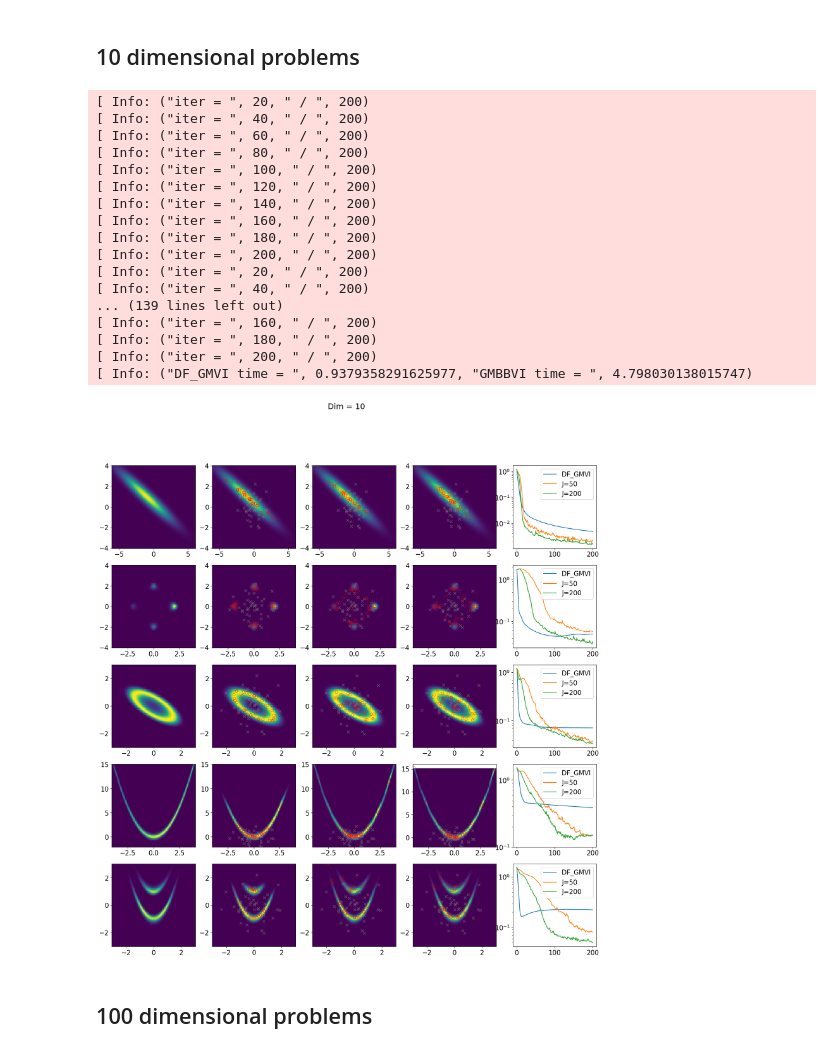
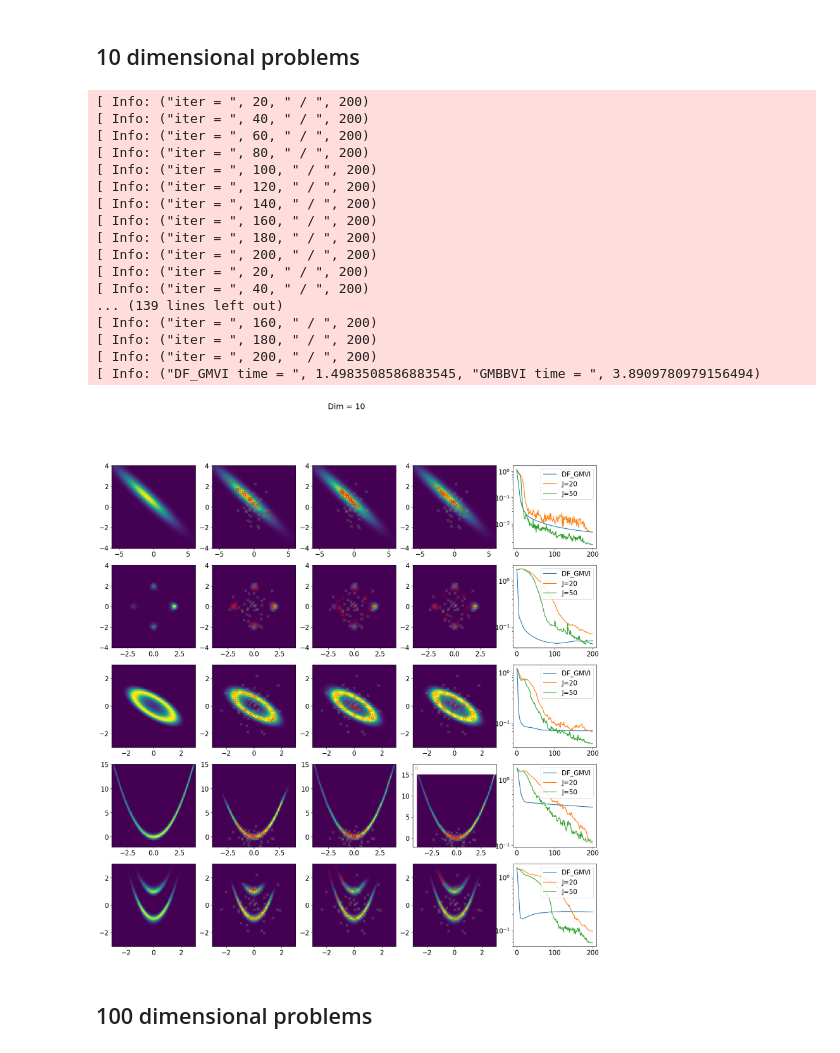
Before and after one commit to PKU-CMEGroup/InverseProblems.jl, a Jupyter notebook: Derivative-Free-Variational-Inference/MultiModal-GMBBVI-nD.ipynb, the cells around one changed output. Saved outputs shown, nothing was run; the diff lists cells and outputs as text; code cells hidden in the pictures.

```diff
--- a/Derivative-Free-Variational-Inference/MultiModal-GMBBVI-nD.ipynb
+++ b/Derivative-Free-Variational-Inference/MultiModal-GMBBVI-nD.ipynb
@@ -226,7 +226,7 @@ function MultiModel_GMBBVI_Test(N_x, N_iter, N_modes)
     Nx, Ny = 100, 100
     fig.suptitle("Dim = "*string(N_x))
     x0_w  = ones(N_modes)/N_modes
-    N_ens_array = [5*N_x, 20*N_x]
+    N_ens_array = [2*N_x, 5*N_x]
     N_ens_max = N_ens_array[end]
     x0_mean, xx0_cov = zeros(N_modes, N_x), zeros(N_modes, N_x, N_x)
     μ0, Σ0 = zeros(N_x), Diagonal(ones(N_x))
@@ -234,8 +234,8 @@ function MultiModel_GMBBVI_Test(N_x, N_iter, N_modes)
         x0_mean[im, :]    .= rand(MvNormal(zeros(N_x), Σ0)) + μ0
         xx0_cov[im, :, :] .= Σ0
     end
-    dt = 0.5
-
+    dt_BBVI = 1.0
+    dt_DF_GMVI = 0.5
 
     Gtype = "Gaussian"
     ση = 1.0
@@ -249,9 +249,9 @@ function MultiModel_GMBBVI_Test(N_x, N_iter, N_modes)
     func_Phi(x) = Phi(x, func_args)
 
     t0 = time()
-    obj_DF_GMVI = Gaussian_mixture_VI(nothing, func_F, x0_w, x0_mean, xx0_cov; N_iter = N_iter, dt = dt)[1]
+    obj_DF_GMVI = Gaussian_mixture_VI(nothing, func_F, x0_w, x0_mean, xx0_cov; N_iter = N_iter, dt = dt_DF_GMVI)[1]
     t1  = time()
-    GMBBVI = [Gaussian_mixture_GMBBVI(func_Phi, x0_w, x0_mean, xx0_cov; N_iter = N_iter, dt = dt, N_ens=N_ens)
+    GMBBVI = [Gaussian_mixture_GMBBVI(func_Phi, x0_w, x0_mean, xx0_cov; N_iter = N_iter, dt = dt_BBVI, N_ens=N_ens)
             for N_ens in N_ens_array]
     t2  = time()
     @info "DF_GMVI time = ", t1 - t0, "GMBBVI time = ", t2 - t1
@@ -270,9 +270,9 @@ function MultiModel_GMBBVI_Test(N_x, N_iter, N_modes)
     func_Phi(x) = Phi(x, func_args)
 
     t0 = time()
-    obj_DF_GMVI = Gaussian_mixture_VI(nothing, func_F, x0_w, x0_mean, xx0_cov; N_iter = N_iter, dt = dt)[1]
+    obj_DF_GMVI = Gaussian_mixture_VI(nothing, func_F, x0_w, x0_mean, xx0_cov; N_iter = N_iter, dt = dt_DF_GMVI)[1]
     t1  = time()
-    GMBBVI = [Gaussian_mixture_GMBBVI(func_Phi, x0_w, x0_mean, xx0_cov; N_iter = N_iter, dt = dt, N_ens=N_ens)
+    GMBBVI = [Gaussian_mixture_GMBBVI(func_Phi, x0_w, x0_mean, xx0_cov; N_iter = N_iter, dt = dt_BBVI, N_ens=N_ens)
             for N_ens in N_ens_array]
     t2  = time()
     @info "DF_GMVI time = ", t1 - t0, "GMBBVI time = ", t2 - t1
@@ -292,9 +292,9 @@ function MultiModel_GMBBVI_Test(N_x, N_iter, N_modes)
     func_Phi(x) = Phi(x, func_args)
 
     t0 = time()
-    obj_DF_GMVI = Gaussian_mixture_VI(nothing, func_F, x0_w, x0_mean, xx0_cov; N_iter = N_iter, dt = dt)[1]
+    obj_DF_GMVI = Gaussian_mixture_VI(nothing, func_F, x0_w, x0_mean, xx0_cov; N_iter = N_iter, dt = dt_DF_GMVI)[1]
     t1  = time()
-    GMBBVI = [Gaussian_mixture_GMBBVI(func_Phi, x0_w, x0_mean, xx0_cov; N_iter = N_iter, dt = dt, N_ens=N_ens)
+    GMBBVI = [Gaussian_mixture_GMBBVI(func_Phi, x0_w, x0_mean, xx0_cov; N_iter = N_iter, dt = dt_BBVI, N_ens=N_ens)
             for N_ens in N_ens_array]
     t2  = time()
     @info "DF_GMVI time = ", t1 - t0, "GMBBVI time = ", t2 - t1
@@ -314,9 +314,9 @@ function MultiModel_GMBBVI_Test(N_x, N_iter, N_modes)
     func_Phi(x) = Phi(x, func_args)
 
     t0 = time()
-    obj_DF_GMVI = Gaussian_mixture_VI(nothing, func_F, x0_w, x0_mean, xx0_cov; N_iter = N_iter, dt = dt)[1]
+    obj_DF_GMVI = Gaussian_mixture_VI(nothing, func_F, x0_w, x0_mean, xx0_cov; N_iter = N_iter, dt = dt_DF_GMVI)[1]
     t1  = time()
-    GMBBVI = [Gaussian_mixture_GMBBVI(func_Phi, x0_w, x0_mean, xx0_cov; N_iter = N_iter, dt = dt, N_ens=N_ens)
+    GMBBVI = [Gaussian_mixture_GMBBVI(func_Phi, x0_w, x0_mean, xx0_cov; N_iter = N_iter, dt = dt_BBVI, N_ens=N_ens)
             for N_ens in N_ens_array]
     t2  = time()
     @info "DF_GMVI time = ", t1 - t0, "GMBBVI time = ", t2 - t1
@@ -338,9 +338,9 @@ function MultiModel_GMBBVI_Test(N_x, N_iter, N_modes)
     func_Phi(x) = Phi(x, func_args)
 
     t0 = time()
-    obj_DF_GMVI = Gaussian_mixture_VI(nothing, func_F, x0_w, x0_mean, xx0_cov; N_iter = N_iter, dt = dt)[1]
+    obj_DF_GMVI = Gaussian_mixture_VI(nothing, func_F, x0_w, x0_mean, xx0_cov; N_iter = N_iter, dt = dt_DF_GMVI)[1]
     t1  = time()
-    GMBBVI = [Gaussian_mixture_GMBBVI(func_Phi, x0_w, x0_mean, xx0_cov; N_iter = N_iter, dt = dt, N_ens=N_ens)
+    GMBBVI = [Gaussian_mixture_GMBBVI(func_Phi, x0_w, x0_mean, xx0_cov; N_iter = N_iter, dt = dt_BBVI, N_ens=N_ens)
             for N_ens in N_ens_array]
     t2  = time()
     @info "DF_GMVI time = ", t1 - t0, "GMBBVI time = ", t2 - t1
@@ -367,27 +367,28 @@ MultiModel_GMBBVI_Test (generic function with 1 method)
 # %% [markdown]
 ## 10 dimensional problems
 # %%
+include("../Inversion/GMBBVI.jl")
 N_x, N_iter, N_modes = 10, 200, 40
 MultiModel_GMBBVI_Test(N_x, N_iter, N_modes)
 # %% [output]
 [ Info: ("iter = ", 20, " / ", 200)
 [ Info: ("iter = ", 40, " / ", 200)
 [ Info: ("iter = ", 60, " / ", 200)
 [ Info: ("iter = ", 80, " / ", 200)
 [ Info: ("iter = ", 100, " / ", 200)
 [ Info: ("iter = ", 120, " / ", 200)
 [ Info: ("iter = ", 140, " / ", 200)
 [ Info: ("iter = ", 160, " / ", 200)
 [ Info: ("iter = ", 180, " / ", 200)
 [ Info: ("iter = ", 200, " / ", 200)
 [ Info: ("iter = ", 20, " / ", 200)
 [ Info: ("iter = ", 40, " / ", 200)
 ... (139 lines left out)
 [ Info: ("iter = ", 160, " / ", 200)
 [ Info: ("iter = ", 180, " / ", 200)
 [ Info: ("iter = ", 200, " / ", 200)
-[ Info: ("DF_GMVI time = ", 0.9379358291625977, "GMBBVI time = ", 4.798030138015747)
+[ Info: ("DF_GMVI time = ", 1.4983508586883545, "GMBBVI time = ", 3.8909780979156494)
-[figure, old version]
+[figure, new version]
 # %% [markdown]
 ## 100 dimensional problems
 # %%
```
Also changed, not shown: parts of 1 cell of this notebook, 4 other files.
